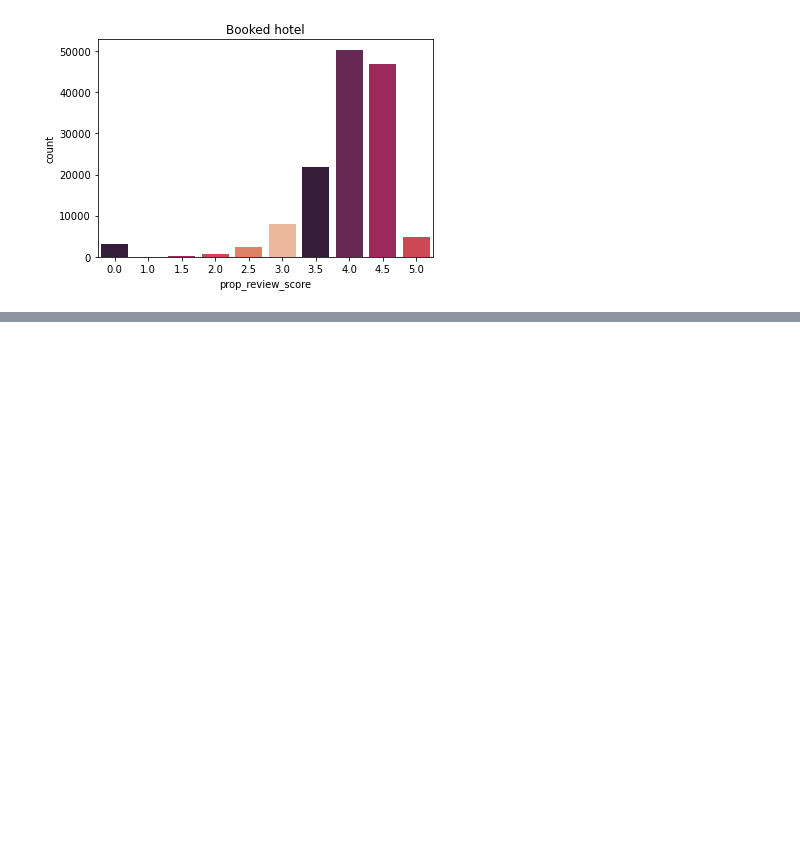
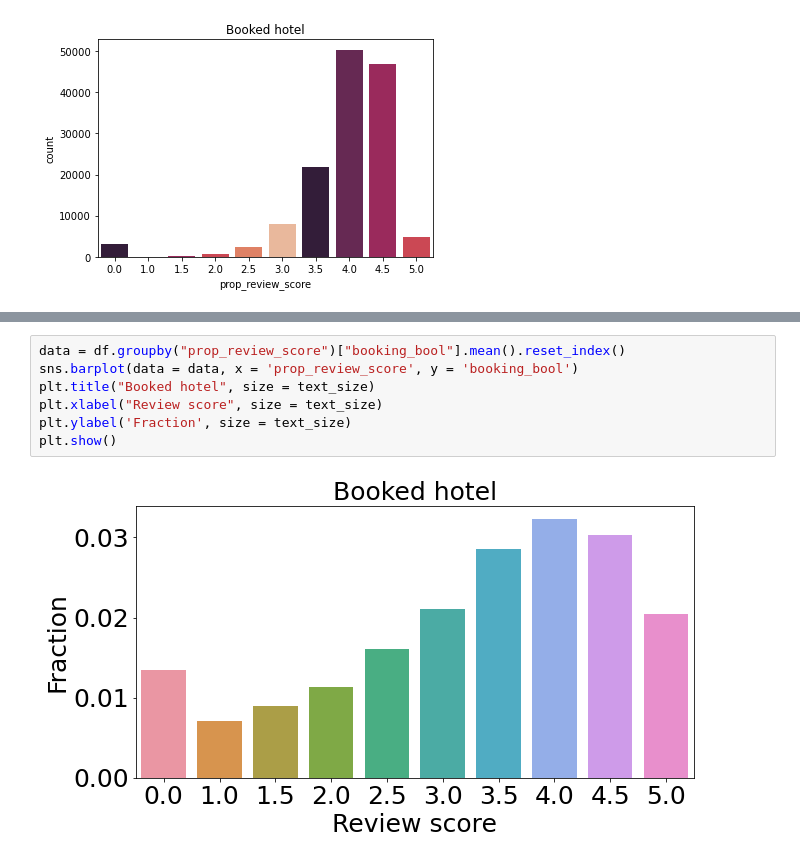
Before and after one commit to hellowithchicken/DataMining, a Jupyter notebook: assignment2/EDA_cate.ipynb, the cells around one changed output, grey strips where cells are left out. Cells and saved outputs as stored; diff of their text form; blank space fills up the shorter version.

```diff
--- a/assignment2/EDA_cate.ipynb
+++ b/assignment2/EDA_cate.ipynb
@@ -137,0 +182,9 @@ plt.show()
+# %%
+data = df.groupby("prop_review_score")["booking_bool"].mean().reset_index()
+sns.barplot(data = data, x = 'prop_review_score', y = 'booking_bool')
+plt.title("Booked hotel", size = text_size)
+plt.xlabel("Review score", size = text_size)
+plt.ylabel('Fraction', size = text_size)
+plt.show()
+# %% [output]
+[figure, added]
```
Also changed, not shown: parts of 7 cells of this notebook.
